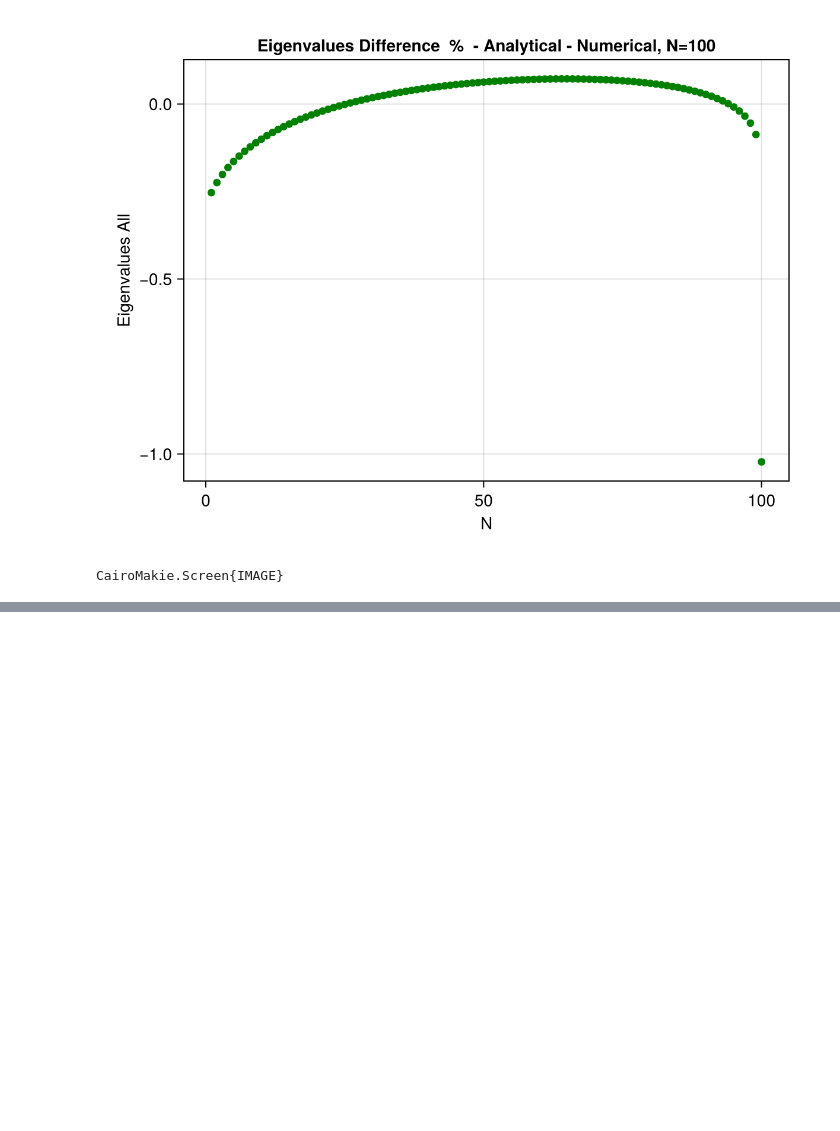
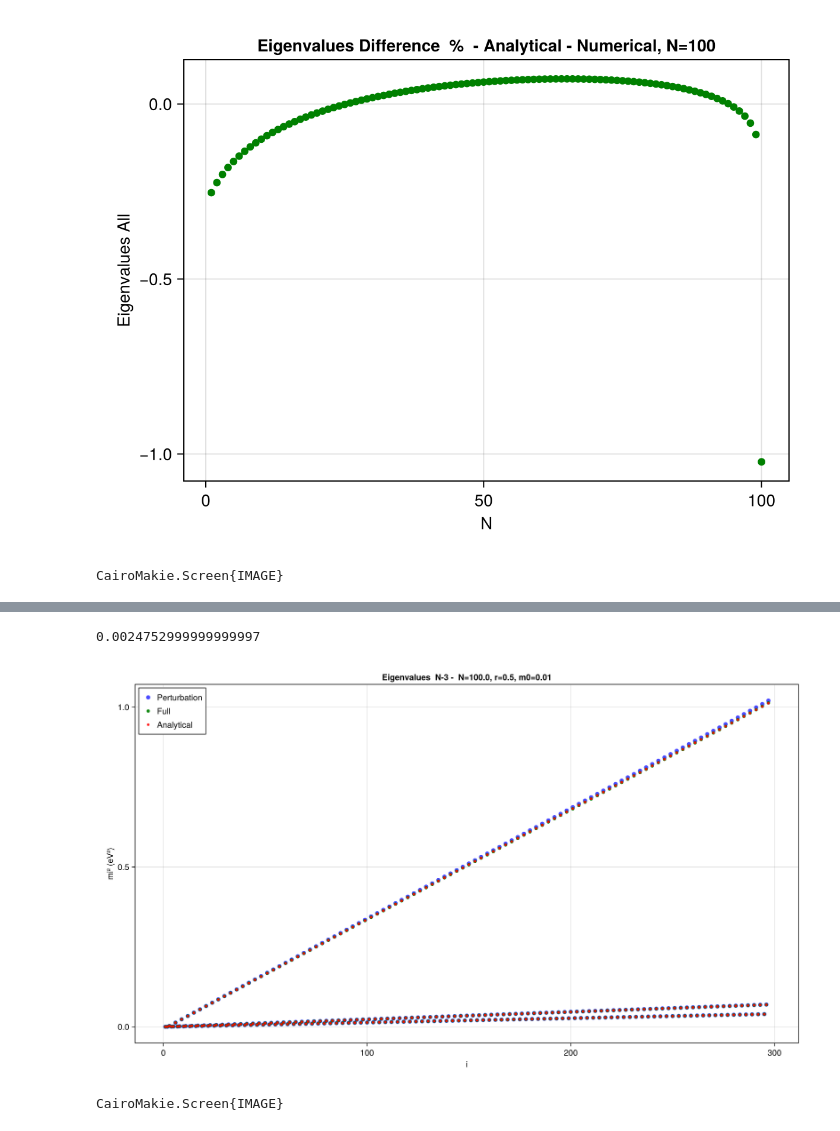
Before and after one commit to philippeller/Newtrinos.jl, a Jupyter notebook: notebooks/trials_fullmatrix.ipynb, the cells around one changed output, grey strips where cells are left out. Cells and saved outputs as stored; diff of their text form; code cells hidden in the pictures; blank space fills up the shorter version.

Commit message:
perturbation vs full eigenvalues

```diff
--- a/notebooks/trials_fullmatrix.ipynb
+++ b/notebooks/trials_fullmatrix.ipynb
@@ -414,0 +377,11 @@ LoadError: SingularException(11)
+# %%
+
+atm_flux = Newtrinos.atm_flux.configure()
+earth_layers = Newtrinos.earth_layers.configure()
+
+physics = (; osc, atm_flux, earth_layers);
+# %%
+experiments = (
+
+    dayabay = Newtrinos.dayabay.configure(physics),
+);
@@ -414,0 +390,3 @@ LoadError: SingularException(11)
+# %%
+par = Newtrinos.get_params(experiments)
+p=merge(par, (r=0.5,))
@@ -414,0 +444,62 @@ LoadError: SingularException(11)
+# %%
+#analytical h
+
+
+h_analytical=[]
+
+for i in 1:N
+    h_e =(2(i-1) + r)*m1^2/r -m1^2
+
+    h_mu=(2(i-1) + r)*m2^2/r  -m1^2
+
+    h_t =(2(i-1) + r)*m3^2/r  -m1^2
+    push!(h_analytical, h_e)
+    push!(h_analytical, h_mu)
+    push!(h_analytical, h_t)
+end
+#h_analytical=sort(h_analytical)
+h_analytical[1]=0
+h_analytical[2]=p.Δm²₂₁
+h_analytical[3]=p.Δm²₃₁
+# %% [output]
+0.0024752999999999997
+# %%
+using CairoMakie
+using DelimitedFiles
+
+# Read the three txt files
+file1 = vec(readdlm("/home/sofialon/Newtrinos.jl/plots_NP/pert_full/eigenvalues_pert_NND_ NO_$N $r $m0.txt"))
+file2 = vec(readdlm("/home/sofialon/Newtrinos.jl/plots_NP/pert_full/eigenvalues_full_NND_ NO_$N $r $m0.txt"))
+
+
+file1=(file1[1:end-3])
+file2=(file2[1:end-3])
+
+# Create indices for x-axis
+indices1 = 1:length(file1)
+indices2 = 1:length(file2)
+
+# Create the plot
+fig = Figure(size=(1200, 700))
+ax = Axis(fig[1, 1],
+    xlabel="i",
+    ylabel="mi² (eV²)",
+    title="Eigenvalues  N-3 -  N=$N, r=$r, m0=$m0")
+
+# Plot scatter points for each file with different colors
+
+scatter!(ax, indices1, file1, label="Perturbation", markersize=10, alpha=0.7, color=:blue)
+
+scatter!(ax, indices2, file2, label="Full", markersize=8, alpha=0.9, color=:green)
+
+scatter!(ax, indices2, eigen_analytical[1:end-3], label="Analytical", markersize=6, alpha=0.9, color=:red)
+#ylims!(ax, -1e-4, 1e-4)
+# Add legend
+axislegend(ax, position=:lt)
+
+# Save and display
+#save("/home/sofialon/Newtrinos.jl/plots_NP/pert_full/eigenvalues_comp_NND_NO_$N $r $m0.png", fig)
+display(fig)
+# %% [output]
+[figure, added]
+CairoMakie.Screen{IMAGE}
```
Also changed, not shown: parts of 18 cells of this notebook, 26 other files.
